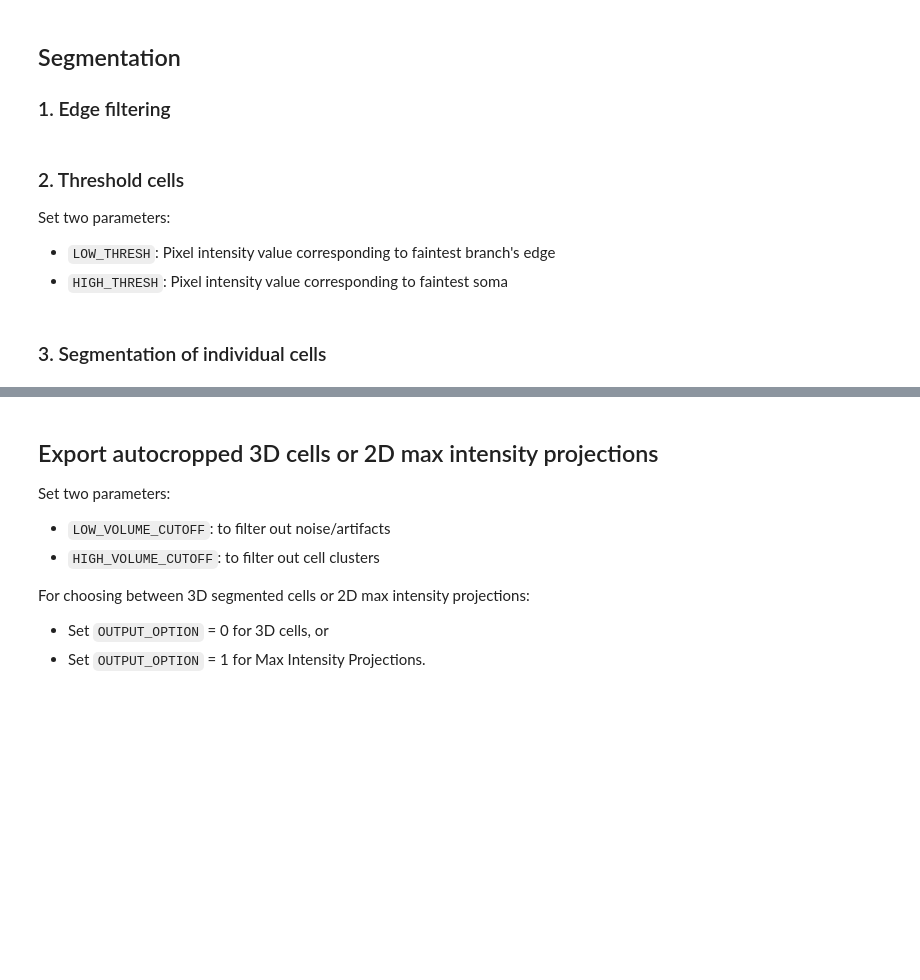
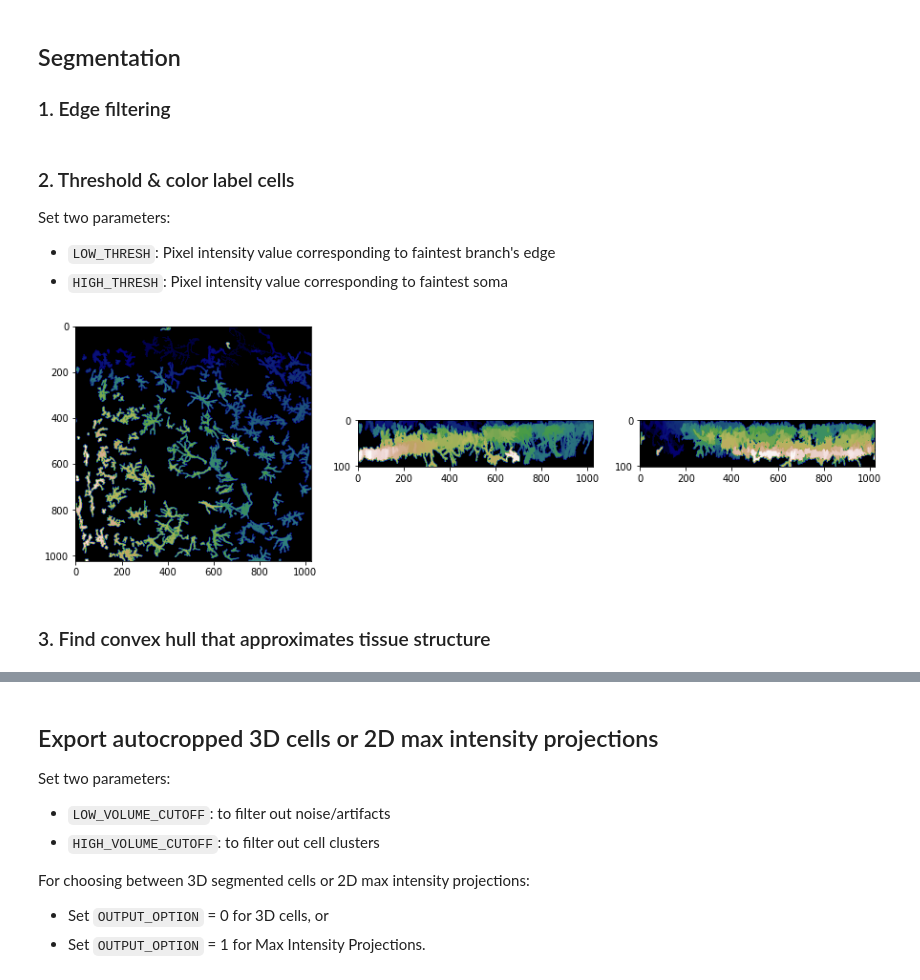
Before and after one commit to swanandlab/SMorph, a Jupyter notebook: autocrop.ipynb, the cells around one changed output, grey strips where cells are left out. Cells and saved outputs as stored; diff of their text form; code cells hidden in the pictures; blank space fills up the shorter version.

```diff
--- a/autocrop.ipynb
+++ b/autocrop.ipynb
@@ -18,14 +18,14 @@ from shutil import rmtree
 from aicsimageio.readers import CziReader
 from skimage import img_as_float, img_as_ubyte
 # %%
-def showXYZprojn(img, voxel_sz_x, voxel_sz_y, voxel_sz_z):
+def showXYZprojn(img, voxel_sz_x, voxel_sz_y, voxel_sz_z, cmap='gray'):
     aspect_xz = voxel_sz_z / voxel_sz_x
     aspect_yz = voxel_sz_z / voxel_sz_y
     fig, axes = plt.subplots(ncols=3, nrows=1, figsize=(15, 8))
 
-    axes[0].imshow(np.max(img, axis=0), 'gray')
-    axes[1].imshow(np.max(img, axis=1), 'gray', aspect=aspect_xz)
-    axes[2].imshow(np.max(img, axis=2), 'gray', aspect=aspect_yz)
+    axes[0].imshow(np.max(img, axis=0), cmap=cmap)
+    axes[1].imshow(np.max(img, axis=1), cmap, aspect=aspect_xz)
+    axes[2].imshow(np.max(img, axis=2), cmap, aspect=aspect_yz)
     plt.show()
 # %% [markdown]
 ## Import Confocal Microscopic Image of the Tissue
@@ -94,5 +94,5 @@ def sobel_layered(image):
 
     return sobel_edges
 
-sobel_edges = sobel_layered(denoised)
+sobel_edges = sobel_layered(original)
 # %%
@@ -102,5 +102,5 @@ with napari.gui_qt():
 # %% [markdown]
-### 2. Threshold cells
+### 2. Threshold & color label cells
 
 Set two parameters:
 - `LOW_THRESH`: Pixel intensity value corresponding to faintest branch's edge
@@ -108,7 +108,7 @@ Set two parameters:
 # %%
 from skimage.filters import apply_hysteresis_threshold
 
-LOW_THRESH = .02
+LOW_THRESH = .035
 HIGH_THRESH = .45
 
 thresholded = apply_hysteresis_threshold(sobel_edges, LOW_THRESH, HIGH_THRESH)
@@ -114,0 +124,6 @@ thresholded = apply_hysteresis_threshold(sobel_edges, LOW_THRESH, HIGH_THRESH)
+# %%
+showXYZprojn(labels, .5, .5, 1, 'gist_earth')
+# %% [output]
+[figure, added]
+# %% [markdown]
+### 3. Find convex hull that approximates tissue structure
@@ -119,2 +199,0 @@ with napari.gui_qt():
-# %% [markdown]
-### 3. Segmentation of individual cells
```
Also changed, not shown: parts of 21 cells of this notebook.
